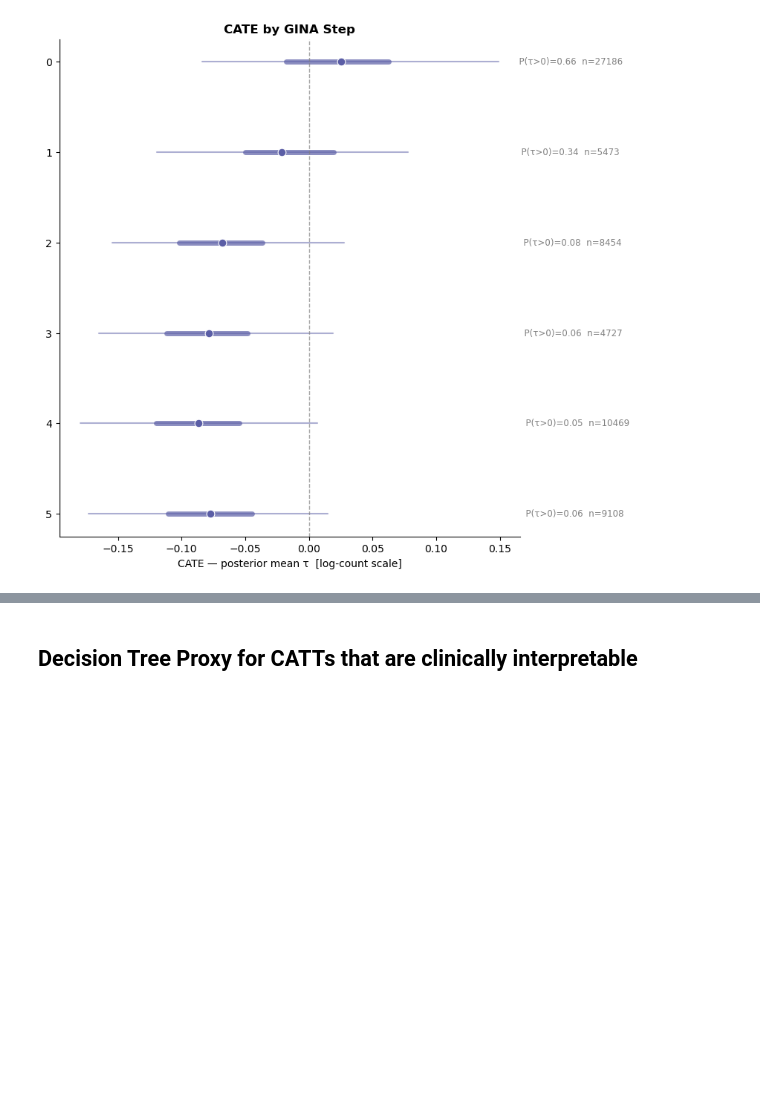
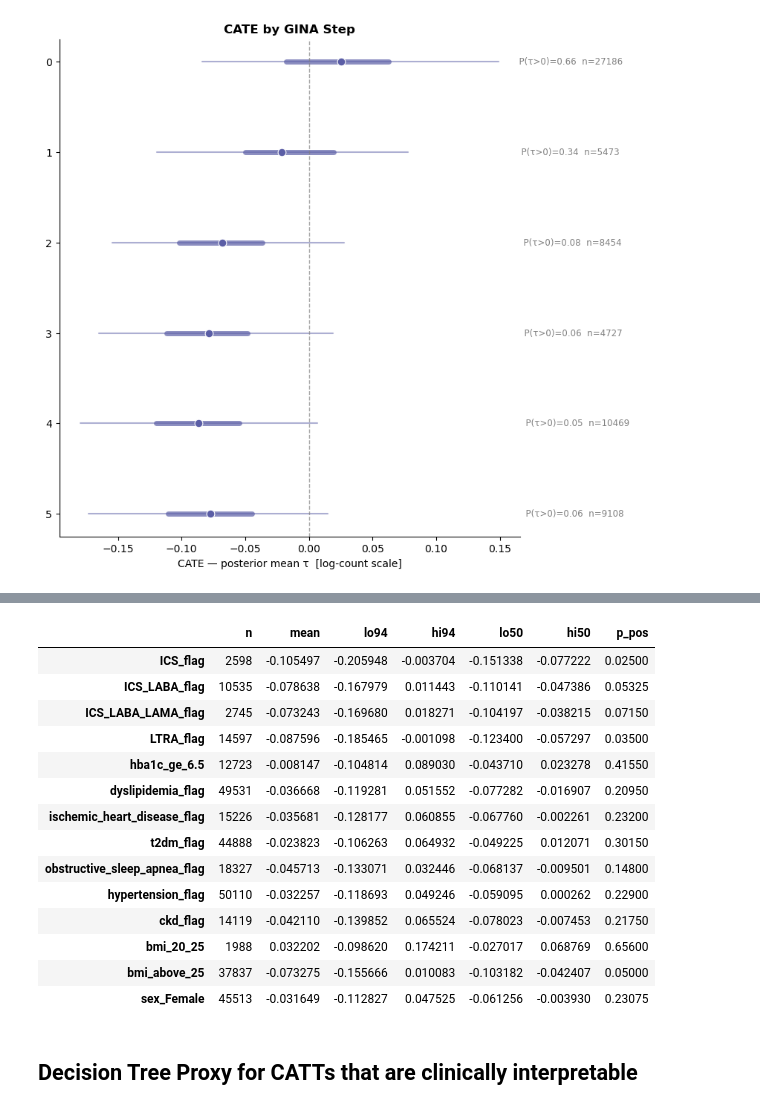
Before and after one commit to nweerasuriya/omscs, a Jupyter notebook: ISYE6420/Project/count_outcome_bcf_ZINB.ipynb, the cells around one changed output, grey strips where cells are left out. Saved outputs shown, nothing was run; the diff lists cells and outputs as text; code cells hidden in the pictures; blank space fills up the shorter version.

```diff
--- a/ISYE6420/Project/count_outcome_bcf_ZINB.ipynb
+++ b/ISYE6420/Project/count_outcome_bcf_ZINB.ipynb
@@ -690,3 +627,21 @@ plot_forest_multiple(trace_bcf, X, feature_names=["ischemic_heart_disease_flag",
+# %%
+catt_df
+# %% [output]
+|  | n | mean | lo94 | hi94 | lo50 | hi50 | p_pos |
+| ICS_flag | 2598 | -0.105497 | -0.205948 | -0.003704 | -0.151338 | -0.077222 | 0.02500 |
+| ICS_LABA_flag | 10535 | -0.078638 | -0.167979 | 0.011443 | -0.110141 | -0.047386 | 0.05325 |
+| ICS_LABA_LAMA_flag | 2745 | -0.073243 | -0.169680 | 0.018271 | -0.104197 | -0.038215 | 0.07150 |
+| LTRA_flag | 14597 | -0.087596 | -0.185465 | -0.001098 | -0.123400 | -0.057297 | 0.03500 |
+| hba1c_ge_6.5 | 12723 | -0.008147 | -0.104814 | 0.089030 | -0.043710 | 0.023278 | 0.41550 |
+| dyslipidemia_flag | 49531 | -0.036668 | -0.119281 | 0.051552 | -0.077282 | -0.016907 | 0.20950 |
+| ischemic_heart_disease_flag | 15226 | -0.035681 | -0.128177 | 0.060855 | -0.067760 | -0.002261 | 0.23200 |
+| t2dm_flag | 44888 | -0.023823 | -0.106263 | 0.064932 | -0.049225 | 0.012071 | 0.30150 |
+| obstructive_sleep_apnea_flag | 18327 | -0.045713 | -0.133071 | 0.032446 | -0.068137 | -0.009501 | 0.14800 |
+| hypertension_flag | 50110 | -0.032257 | -0.118693 | 0.049246 | -0.059095 | 0.000262 | 0.22900 |
+| ckd_flag | 14119 | -0.042110 | -0.139852 | 0.065524 | -0.078023 | -0.007453 | 0.21750 |
+| bmi_20_25 | 1988 | 0.032202 | -0.098620 | 0.174211 | -0.027017 | 0.068769 | 0.65600 |
+| bmi_above_25 | 37837 | -0.073275 | -0.155666 | 0.010083 | -0.103182 | -0.042407 | 0.05000 |
+| sex_Female | 45513 | -0.031649 | -0.112827 | 0.047525 | -0.061256 | -0.003930 | 0.23075 |
 # %% [markdown]
 ## Decision Tree Proxy for CATTs that are clinically interpretable
 # %%
```
Also changed, not shown: parts of 17 cells of this notebook, 3 other files.
